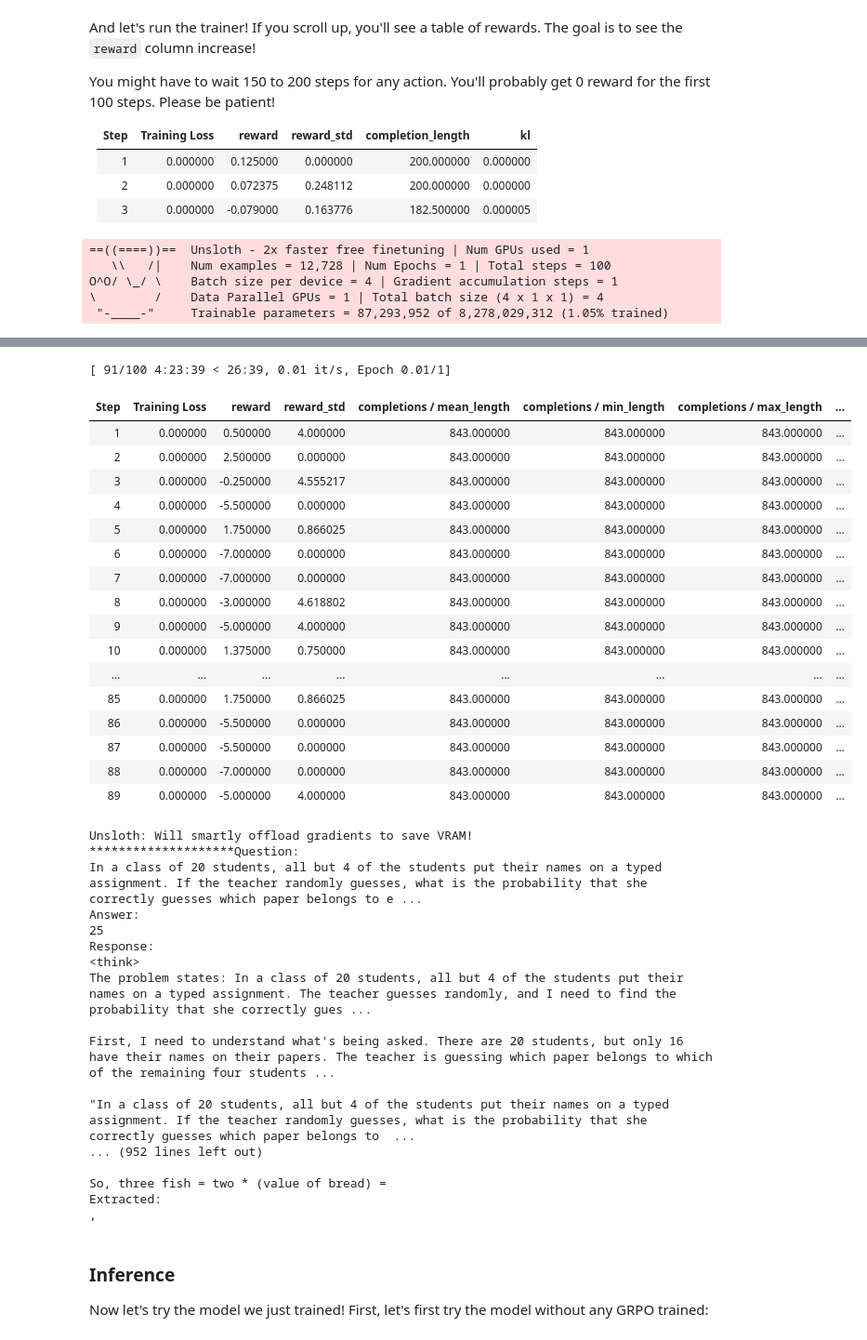
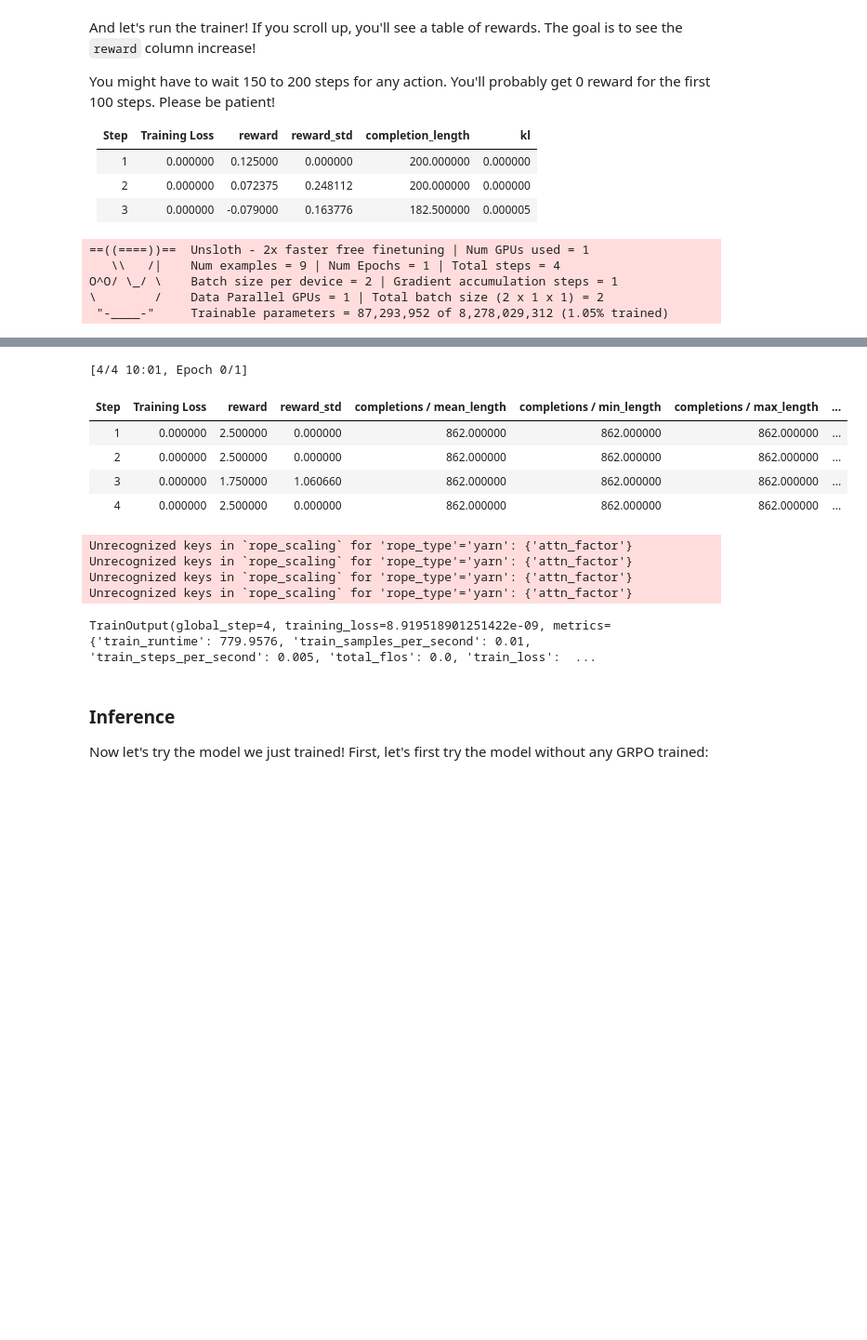
Before and after one commit to ishacusp/Oreilly_Material, a Jupyter notebook: nb/DeepSeek_R1_0528_Qwen3_(8B)_GRPO.ipynb, the cells around one changed output, grey strips where cells are left out. Shown: that part at 93% size. Cells and saved outputs as stored; diff of their text form; code cells hidden in the pictures; blank space fills up the shorter version.

```diff
--- a/nb/DeepSeek_R1_0528_Qwen3_(8B)_GRPO.ipynb
+++ b/nb/DeepSeek_R1_0528_Qwen3_(8B)_GRPO.ipynb
@@ -465,7 +464,7 @@ Get the top 90% prompt length so we don't accidentally truncate them!
 
 Ie we'll remove the top 10% long prompts.
 # %%
-tokenized = dataset.map(
+tokenized = small_dataset.map(
     lambda x: {"tokens" : tokenizer.apply_chat_template(x["prompt"], add_generation_prompt = True, tokenize = True)},
     batched = True,
 )
@@ -477,7 +476,7 @@ maximum_length = int(np.quantile(tokenized["L"], 0.9))
 print("Max Length = ", maximum_length)
 
 # Filter only samples smaller than 90% max length
-dataset = dataset.select(np.where(np.array(tokenized["L"]) <= maximum_length)[0])
+small_dataset = small_dataset.select(np.where(np.array(tokenized["L"]) <= maximum_length)[0])
 del tokenized
 # %% [output]
 <｜begin▁of▁sentence｜>You are given a problem.
@@ -515,12 +514,12 @@ training_args = GRPOConfig(
     logging_steps = 1,
     per_device_train_batch_size = 1,
     gradient_accumulation_steps = 1, # Increase to 4 for smoother training
-    num_generations = 4, # Decrease if out of memory
+    num_generations = 2, # Decrease if out of memory
     max_prompt_length = max_prompt_length,
     max_completion_length = max_completion_length,
     # num_train_epochs = 1, # Set to 1 for a full training run
-    max_steps = 100,
-    save_steps = 100,
+    max_steps = 4,
+    save_steps = 1,
     report_to = "none", # Can use Weights & Biases
     output_dir = "outputs",
 
@@ -562,7 +558,7 @@ trainer = GRPOTrainer(
         format_and_language_reward_func,
     ],
     args = training_args,
-    train_dataset = dataset,
+    train_dataset = small_dataset,
 
     # For optional training + evaluation
     # train_dataset = new_dataset["train"],
@@ -571,7 +567,7 @@ trainer = GRPOTrainer(
 trainer.train()
 # %% [output]
 ==((====))==  Unsloth - 2x faster free finetuning | Num GPUs used = 1
-   \\   /|    Num examples = 12,728 | Num Epochs = 1 | Total steps = 100
-O^O/ \_/ \    Batch size per device = 4 | Gradient accumulation steps = 1
-\        /    Data Parallel GPUs = 1 | Total batch size (4 x 1 x 1) = 4
+   \\   /|    Num examples = 9 | Num Epochs = 1 | Total steps = 4
+O^O/ \_/ \    Batch size per device = 2 | Gradient accumulation steps = 1
+\        /    Data Parallel GPUs = 1 | Total batch size (2 x 1 x 1) = 2
  "-____-"     Trainable parameters = 87,293,952 of 8,278,029,312 (1.05% trained)
@@ -595,38 +575,14 @@ Extracted:
-[ 91/100 4:23:39 < 26:39, 0.01 it/s, Epoch 0.01/1]
+[4/4 10:01, Epoch 0/1]
 | Step | Training Loss | reward | reward_std | completions / mean_length | completions / min_length | completions / max_length | ... |
-| 1 | 0.000000 | 0.500000 | 4.000000 | 843.000000 | 843.000000 | 843.000000 | ... |
-| 2 | 0.000000 | 2.500000 | 0.000000 | 843.000000 | 843.000000 | 843.000000 | ... |
-| 3 | 0.000000 | -0.250000 | 4.555217 | 843.000000 | 843.000000 | 843.000000 | ... |
-| 4 | 0.000000 | -5.500000 | 0.000000 | 843.000000 | 843.000000 | 843.000000 | ... |
-| 5 | 0.000000 | 1.750000 | 0.866025 | 843.000000 | 843.000000 | 843.000000 | ... |
-| 6 | 0.000000 | -7.000000 | 0.000000 | 843.000000 | 843.000000 | 843.000000 | ... |
-| 7 | 0.000000 | -7.000000 | 0.000000 | 843.000000 | 843.000000 | 843.000000 | ... |
-| 8 | 0.000000 | -3.000000 | 4.618802 | 843.000000 | 843.000000 | 843.000000 | ... |
-| 9 | 0.000000 | -5.000000 | 4.000000 | 843.000000 | 843.000000 | 843.000000 | ... |
-| 10 | 0.000000 | 1.375000 | 0.750000 | 843.000000 | 843.000000 | 843.000000 | ... |
-| ... | ... | ... | ... | ... | ... | ... | ... |
-| 85 | 0.000000 | 1.750000 | 0.866025 | 843.000000 | 843.000000 | 843.000000 | ... |
-| 86 | 0.000000 | -5.500000 | 0.000000 | 843.000000 | 843.000000 | 843.000000 | ... |
-| 87 | 0.000000 | -5.500000 | 0.000000 | 843.000000 | 843.000000 | 843.000000 | ... |
-| 88 | 0.000000 | -7.000000 | 0.000000 | 843.000000 | 843.000000 | 843.000000 | ... |
-| 89 | 0.000000 | -5.000000 | 4.000000 | 843.000000 | 843.000000 | 843.000000 | ... |
+| 1 | 0.000000 | 2.500000 | 0.000000 | 862.000000 | 862.000000 | 862.000000 | ... |
+| 2 | 0.000000 | 2.500000 | 0.000000 | 862.000000 | 862.000000 | 862.000000 | ... |
+| 3 | 0.000000 | 1.750000 | 1.060660 | 862.000000 | 862.000000 | 862.000000 | ... |
+| 4 | 0.000000 | 2.500000 | 0.000000 | 862.000000 | 862.000000 | 862.000000 | ... |
-Unsloth: Will smartly offload gradients to save VRAM!
-********************Question:
-In a class of 20 students, all but 4 of the students put their names on a typed assignment. If the teacher randomly guesses, what is the probability that she correctly guesses which paper belongs to e ...
-Answer:
-25
-Response:
-<think>
-The problem states: In a class of 20 students, all but 4 of the students put their names on a typed assignment. The teacher guesses randomly, and I need to find the probability that she correctly gues ...
-
-First, I need to understand what's being asked. There are 20 students, but only 16 have their names on their papers. The teacher is guessing which paper belongs to which of the remaining four students ...
-
-"In a class of 20 students, all but 4 of the students put their names on a typed assignment. If the teacher randomly guesses, what is the probability that she correctly guesses which paper belongs to  ...
-... (952 lines left out)
-
-So, three fish = two * (value of bread) =
-Extracted:
-,
+Unrecognized keys in `rope_scaling` for 'rope_type'='yarn': {'attn_factor'}
+Unrecognized keys in `rope_scaling` for 'rope_type'='yarn': {'attn_factor'}
+Unrecognized keys in `rope_scaling` for 'rope_type'='yarn': {'attn_factor'}
+Unrecognized keys in `rope_scaling` for 'rope_type'='yarn': {'attn_factor'}
+TrainOutput(global_step=4, training_loss=8.919518901251422e-09, metrics={'train_runtime': 779.9576, 'train_samples_per_second': 0.01, 'train_steps_per_second': 0.005, 'total_flos': 0.0, 'train_loss':  ...
 # %% [markdown]
 <a name="Inference"></a>
 ### Inference
```
Also changed, not shown: parts of 10 cells of this notebook.
